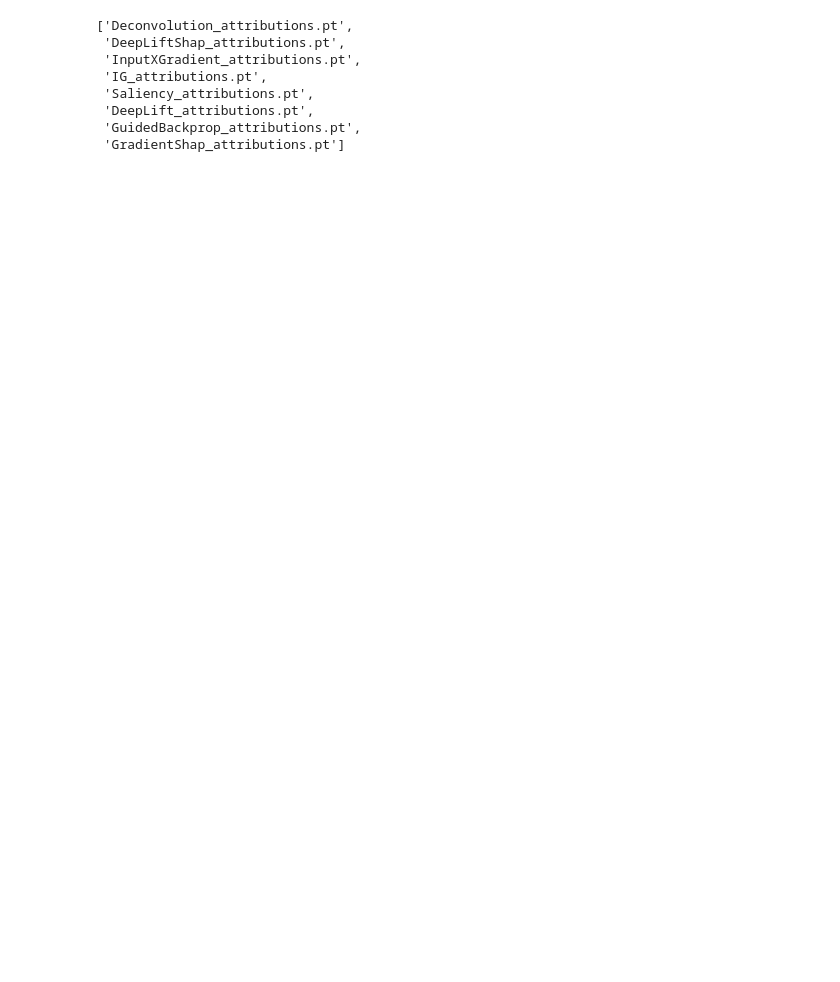
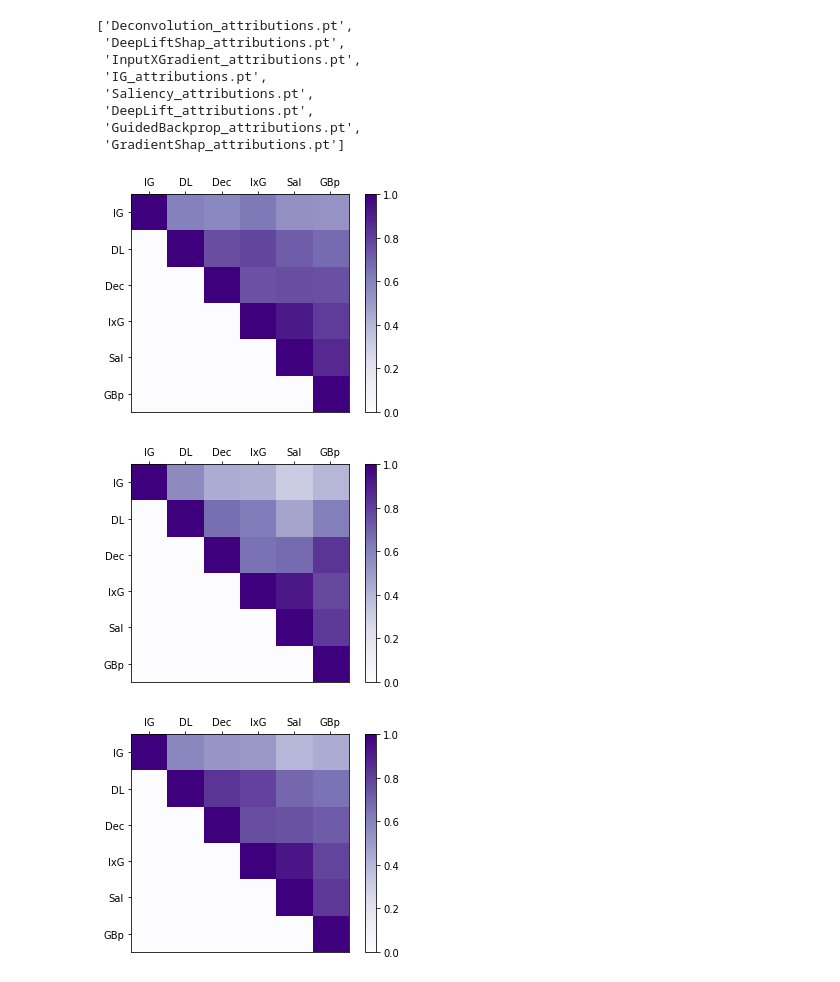
Before and after one commit to reedless/crocodile-detectron2-captum, a Jupyter notebook: attributions/Compare tensors.ipynb, the cells around one changed output. Cells and saved outputs as stored; diff of their text form; code cells hidden in the pictures; blank space fills up the shorter version.

```diff
--- a/attributions/Compare tensors.ipynb
+++ b/attributions/Compare tensors.ipynb
@@ -60,17 +65,22 @@ def sim_mat_show(processed_attrs):
     fig.colorbar(im)
     plt.show()
 # %%
+attrs = load_attrs(epochs[0])
 average_mat = np.zeros((len(epochs), len(attrs) + 1))
 
 for i in range(len(epochs)):
     epoch = epochs[i]
     attrs = load_attrs(epoch)
     processed_attrs = [process_attr(attr).reshape((-1)) for attr in attrs]
     sim_mat = cosine_similarity(np.stack(processed_attrs))
     average_mat[i][0] = (np.sum(sim_mat) - len(attrs))/ (len(attrs)**2 - len(attrs))
     for j in range(len(sim_mat)):
-        average_mat[i][j+1] = ((np.sum(sim_mat[j]) - 1)/7)
-#     sim_mat_show(processed_attrs)
+        average_mat[i][j+1] = ((np.sum(sim_mat[j]) - 1)/(len(attrs) - 1))
+    sim_mat_show(processed_attrs)
+# %% [output]
+[figure, added]
+[figure, added]
+[figure, added]
 # %%
 average_mat
 # %% [output]
```
Also changed, not shown: parts of 5 cells of this notebook, 1 other file.
